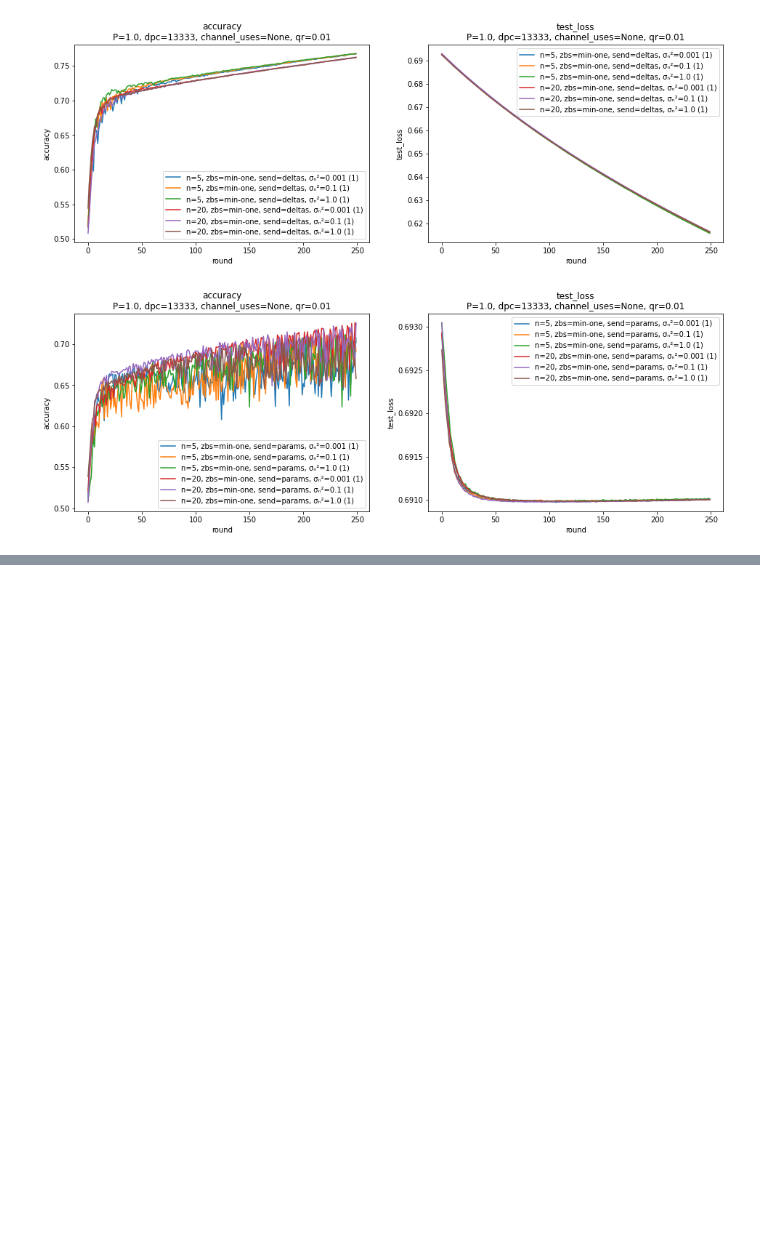
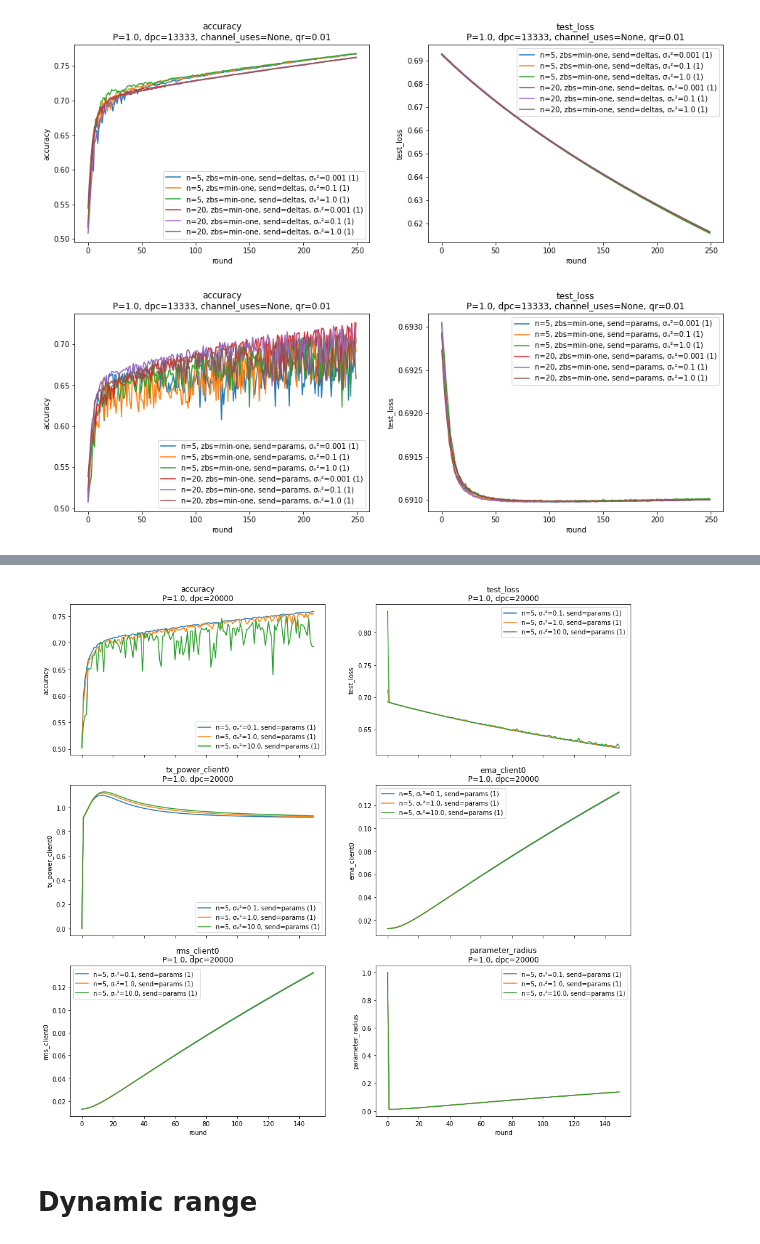
Before and after one commit to czlee/kyanite, a Jupyter notebook: misc-plots-2.ipynb, the cells around one changed output, grey strips where cells are left out. Saved outputs shown, nothing was run; the diff lists cells and outputs as text; code cells hidden in the pictures; blank space fills up the shorter version.

```diff
--- a/misc-plots-2.ipynb
+++ b/misc-plots-2.ipynb
@@ -183,0 +216,7 @@ plot_averaged_training_charts(results_dir, fields, title_specs, fixed_specs, ser
+# %%
+series_specs['send'] = ['params']
+plot_averaged_training_charts(results_dir, fields, title_specs, fixed_specs, series_specs)
+# %% [output]
+[figure, added]
+# %% [markdown]
+# Dynamic range
```
Also changed, not shown: parts of 8 cells of this notebook.
